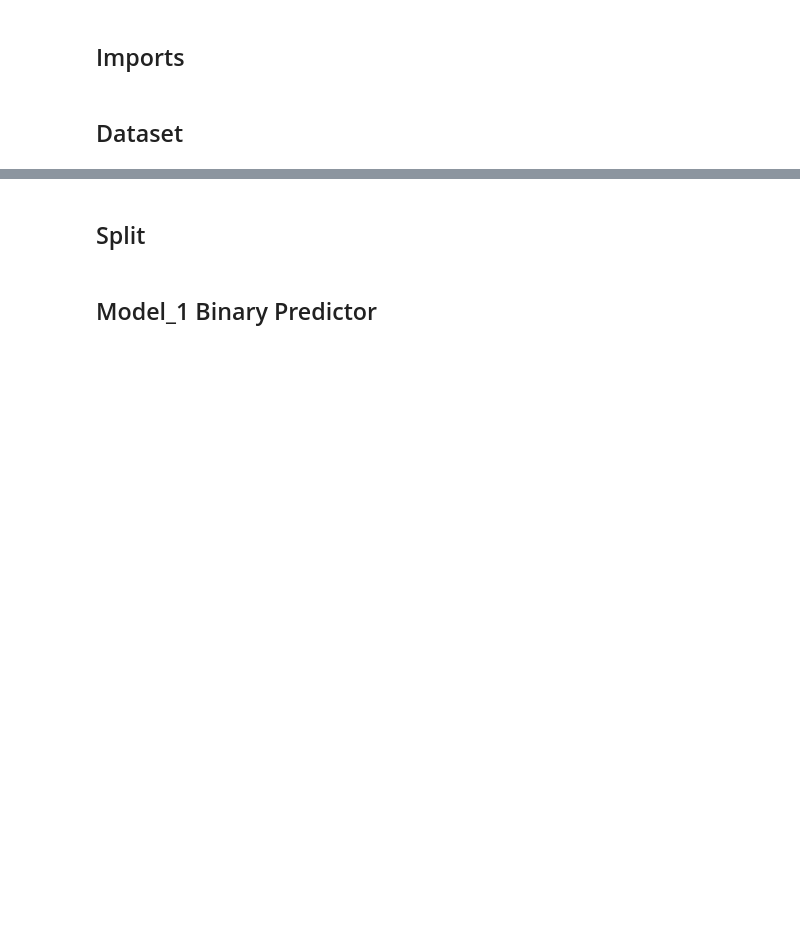
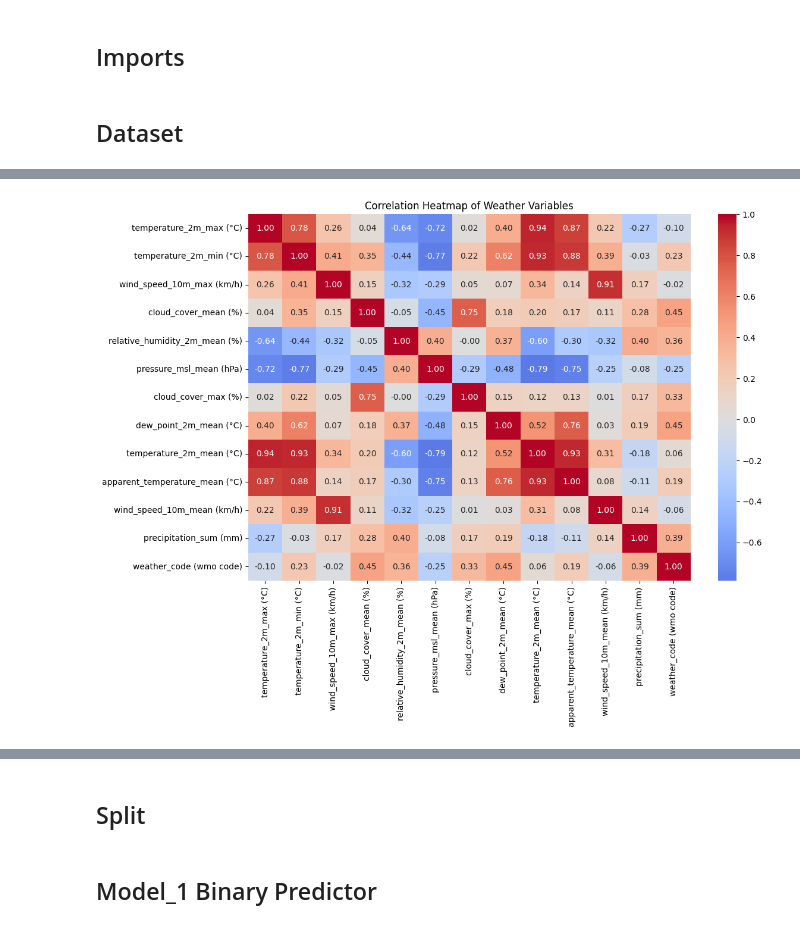
Before and after one commit to Kpranav-Kp/Weather-Prediction, a Jupyter notebook: 2_Stage_Weather_Prediction.ipynb, the cells around one changed output, grey strips where cells are left out. Cells and saved outputs as stored; diff of their text form; code cells hidden in the pictures; blank space fills up the shorter version.

```diff
--- a/2_Stage_Weather_Prediction.ipynb
+++ b/2_Stage_Weather_Prediction.ipynb
@@ -17,0 +65,21 @@ weather.index = pd.to_datetime(weather.index)
+# %%
+variables = ['temperature_2m_max (°C)',
+ 'temperature_2m_min (°C)',
+ 'wind_speed_10m_max (km/h)',
+ 'cloud_cover_mean (%)',
+ 'relative_humidity_2m_mean (%)',
+ 'pressure_msl_mean (hPa)',
+ 'cloud_cover_max (%)',
+ 'dew_point_2m_mean (°C)',
+ 'temperature_2m_mean (°C)',
+ 'apparent_temperature_mean (°C)',
+ 'wind_speed_10m_mean (km/h)',
+ 'precipitation_sum (mm)','weather_code (wmo code)']
+# %%
+corr = weather[variables].corr()   # Pearson correlation by default
+plt.figure(figsize=(12, 8))
+sns.heatmap(corr, annot=True, cmap="coolwarm", center=0, fmt=".2f")
+plt.title("Correlation Heatmap of Weather Variables")
+plt.show()
+# %% [output]
+[figure, added]
```
Also changed, not shown: parts of 9 cells of this notebook.
